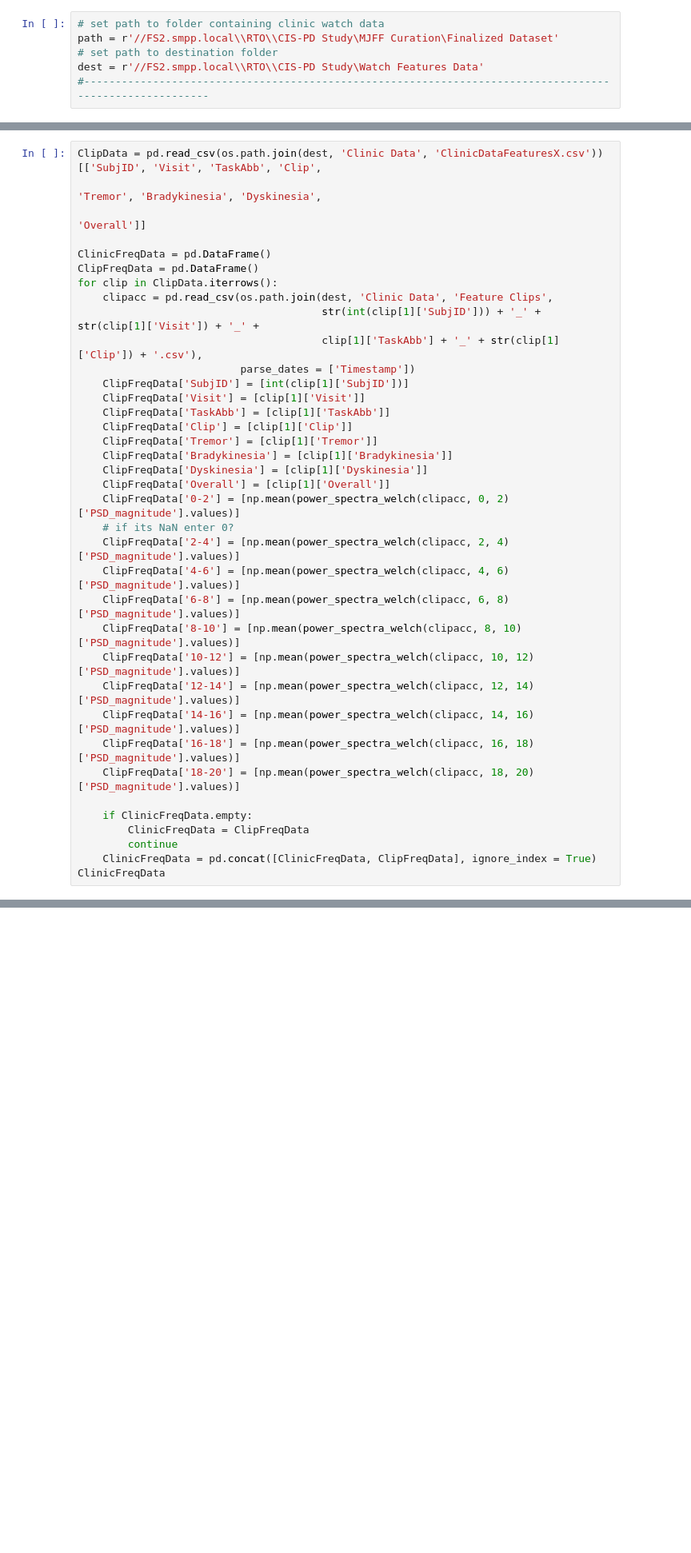
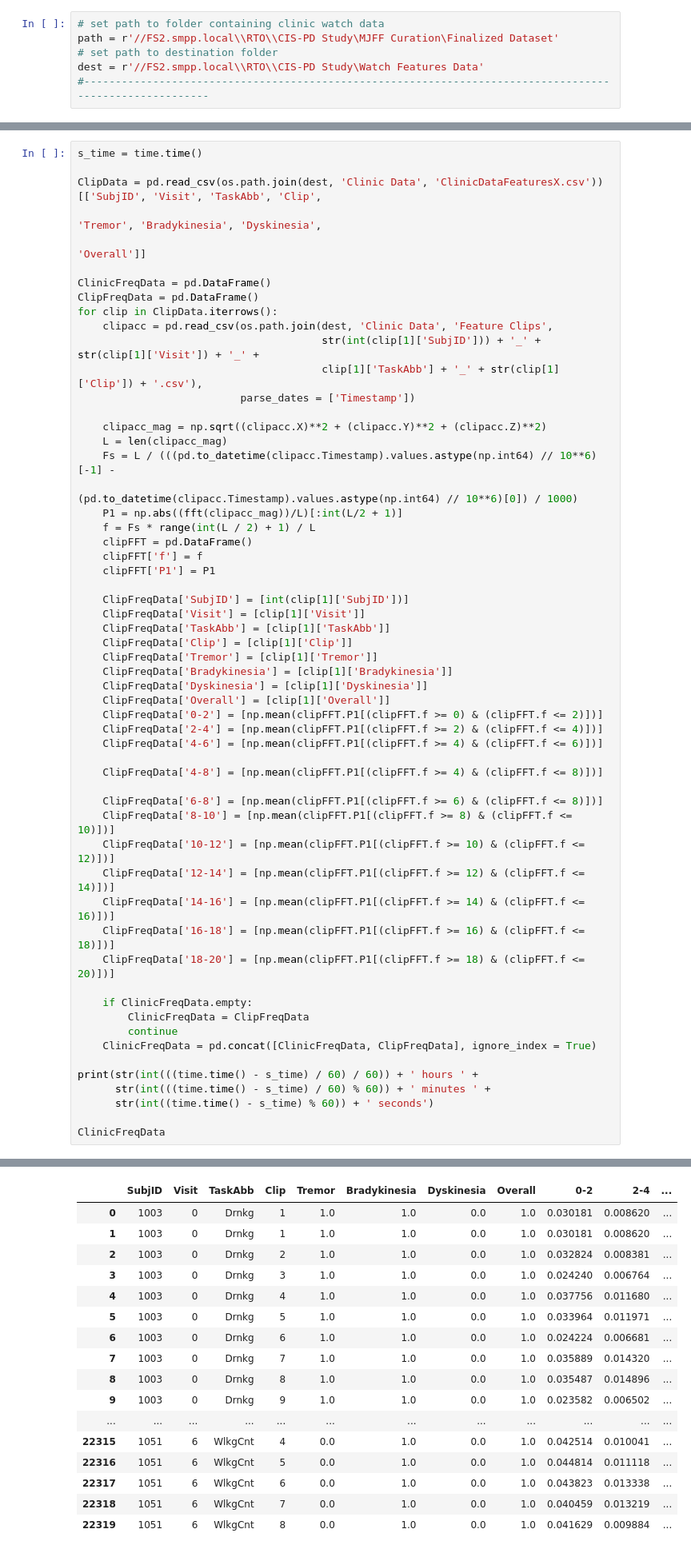
Before and after one commit to nshawen/CIS_PD, a Jupyter notebook: StandSitTremorFFTAnalysis.ipynb, the cells around one changed output, grey strips where cells are left out. Shown at 80% size. Cells and saved outputs as stored; diff of their text form; blank space fills up the shorter version.

```diff
--- a/StandSitTremorFFTAnalysis.ipynb
+++ b/StandSitTremorFFTAnalysis.ipynb
@@ -61,6 +62,8 @@ ClinicTasks = {
     'Sitng'    : 'Sitting'
 }
 # %%
+s_time = time.time()
+
 ClipData = pd.read_csv(os.path.join(dest, 'Clinic Data', 'ClinicDataFeaturesX.csv'))[['SubjID', 'Visit', 'TaskAbb', 'Clip',
                                                                                       'Tremor', 'Bradykinesia', 'Dyskinesia',
                                                                                       'Overall']]
@@ -72,6 +75,17 @@ for clip in ClipData.iterrows():
                                        str(int(clip[1]['SubjID'])) + '_' + str(clip[1]['Visit']) + '_' +
                                        clip[1]['TaskAbb'] + '_' + str(clip[1]['Clip']) + '.csv'),
                           parse_dates = ['Timestamp'])
+
+    clipacc_mag = np.sqrt((clipacc.X)**2 + (clipacc.Y)**2 + (clipacc.Z)**2)
+    L = len(clipacc_mag)
+    Fs = L / (((pd.to_datetime(clipacc.Timestamp).values.astype(np.int64) // 10**6)[-1] -
+                              (pd.to_datetime(clipacc.Timestamp).values.astype(np.int64) // 10**6)[0]) / 1000)
+    P1 = np.abs((fft(clipacc_mag))/L)[:int(L/2 + 1)]
+    f = Fs * range(int(L / 2) + 1) / L
+    clipFFT = pd.DataFrame()
+    clipFFT['f'] = f
+    clipFFT['P1'] = P1
+
     ClipFreqData['SubjID'] = [int(clip[1]['SubjID'])]
     ClipFreqData['Visit'] = [clip[1]['Visit']]
     ClipFreqData['TaskAbb'] = [clip[1]['TaskAbb']]
@@ -80,20 +94,28 @@ for clip in ClipData.iterrows():
     ClipFreqData['Bradykinesia'] = [clip[1]['Bradykinesia']]
     ClipFreqData['Dyskinesia'] = [clip[1]['Dyskinesia']]
     ClipFreqData['Overall'] = [clip[1]['Overall']]
-    ClipFreqData['0-2'] = [np.mean(power_spectra_welch(clipacc, 0, 2)['PSD_magnitude'].values)]
-    # if its NaN enter 0?
-    ClipFreqData['2-4'] = [np.mean(power_spectra_welch(clipacc, 2, 4)['PSD_magnitude'].values)]
-    ClipFreqData['4-6'] = [np.mean(power_spectra_welch(clipacc, 4, 6)['PSD_magnitude'].values)]
-    ClipFreqData['6-8'] = [np.mean(power_spectra_welch(clipacc, 6, 8)['PSD_magnitude'].values)]
-    ClipFreqData['8-10'] = [np.mean(power_spectra_welch(clipacc, 8, 10)['PSD_magnitude'].values)]
-    ClipFreqData['10-12'] = [np.mean(power_spectra_welch(clipacc, 10, 12)['PSD_magnitude'].values)]
-    ClipFreqData['12-14'] = [np.mean(power_spectra_welch(clipacc, 12, 14)['PSD_magnitude'].values)]
-    ClipFreqData['14-16'] = [np.mean(power_spectra_welch(clipacc, 14, 16)['PSD_magnitude'].values)]
-    ClipFreqData['16-18'] = [np.mean(power_spectra_welch(clipacc, 16, 18)['PSD_magnitude'].values)]
-    ClipFreqData['18-20'] = [np.mean(power_spectra_welch(clipacc, 18, 20)['PSD_magnitude'].values)]
+    ClipFreqData['0-2'] = [np.mean(clipFFT.P1[(clipFFT.f >= 0) & (clipFFT.f <= 2)])]
+    ClipFreqData['2-4'] = [np.mean(clipFFT.P1[(clipFFT.f >= 2) & (clipFFT.f <= 4)])]
+    ClipFreqData['4-6'] = [np.mean(clipFFT.P1[(clipFFT.f >= 4) & (clipFFT.f <= 6)])]
+
+    ClipFreqData['4-8'] = [np.mean(clipFFT.P1[(clipFFT.f >= 4) & (clipFFT.f <= 8)])]
+
+    ClipFreqData['6-8'] = [np.mean(clipFFT.P1[(clipFFT.f >= 6) & (clipFFT.f <= 8)])]
+    ClipFreqData['8-10'] = [np.mean(clipFFT.P1[(clipFFT.f >= 8) & (clipFFT.f <= 10)])]
+    ClipFreqData['10-12'] = [np.mean(clipFFT.P1[(clipFFT.f >= 10) & (clipFFT.f <= 12)])]
+    ClipFreqData['12-14'] = [np.mean(clipFFT.P1[(clipFFT.f >= 12) & (clipFFT.f <= 14)])]
+    ClipFreqData['14-16'] = [np.mean(clipFFT.P1[(clipFFT.f >= 14) & (clipFFT.f <= 16)])]
+    ClipFreqData['16-18'] = [np.mean(clipFFT.P1[(clipFFT.f >= 16) & (clipFFT.f <= 18)])]
+    ClipFreqData['18-20'] = [np.mean(clipFFT.P1[(clipFFT.f >= 18) & (clipFFT.f <= 20)])]
 
     if ClinicFreqData.empty:
         ClinicFreqData = ClipFreqData
         continue
     ClinicFreqData = pd.concat([ClinicFreqData, ClipFreqData], ignore_index = True)
+
+print(str(int(((time.time() - s_time) / 60) / 60)) + ' hours ' +
+      str(int(((time.time() - s_time) / 60) % 60)) + ' minutes ' +
+      str(int((time.time() - s_time) % 60)) + ' seconds')
+
 ClinicFreqData
+# %% [output]
@@ -99,0 +123,17 @@ ClinicFreqData
+|  | SubjID | Visit | TaskAbb | Clip | Tremor | Bradykinesia | Dyskinesia | Overall | 0-2 | 2-4 | ... |
+| 0 | 1003 | 0 | Drnkg | 1 | 1.0 | 1.0 | 0.0 | 1.0 | 0.030181 | 0.008620 | ... |
+| 1 | 1003 | 0 | Drnkg | 1 | 1.0 | 1.0 | 0.0 | 1.0 | 0.030181 | 0.008620 | ... |
+| 2 | 1003 | 0 | Drnkg | 2 | 1.0 | 1.0 | 0.0 | 1.0 | 0.032824 | 0.008381 | ... |
+| 3 | 1003 | 0 | Drnkg | 3 | 1.0 | 1.0 | 0.0 | 1.0 | 0.024240 | 0.006764 | ... |
+| 4 | 1003 | 0 | Drnkg | 4 | 1.0 | 1.0 | 0.0 | 1.0 | 0.037756 | 0.011680 | ... |
+| 5 | 1003 | 0 | Drnkg | 5 | 1.0 | 1.0 | 0.0 | 1.0 | 0.033964 | 0.011971 | ... |
+| 6 | 1003 | 0 | Drnkg | 6 | 1.0 | 1.0 | 0.0 | 1.0 | 0.024224 | 0.006681 | ... |
+| 7 | 1003 | 0 | Drnkg | 7 | 1.0 | 1.0 | 0.0 | 1.0 | 0.035889 | 0.014320 | ... |
+| 8 | 1003 | 0 | Drnkg | 8 | 1.0 | 1.0 | 0.0 | 1.0 | 0.035487 | 0.014896 | ... |
+| 9 | 1003 | 0 | Drnkg | 9 | 1.0 | 1.0 | 0.0 | 1.0 | 0.023582 | 0.006502 | ... |
+| ... | ... | ... | ... | ... | ... | ... | ... | ... | ... | ... | ... |
+| 22315 | 1051 | 6 | WlkgCnt | 4 | 0.0 | 1.0 | 0.0 | 1.0 | 0.042514 | 0.010041 | ... |
+| 22316 | 1051 | 6 | WlkgCnt | 5 | 0.0 | 1.0 | 0.0 | 1.0 | 0.044814 | 0.011118 | ... |
+| 22317 | 1051 | 6 | WlkgCnt | 6 | 0.0 | 1.0 | 0.0 | 1.0 | 0.043823 | 0.013338 | ... |
+| 22318 | 1051 | 6 | WlkgCnt | 7 | 0.0 | 1.0 | 0.0 | 1.0 | 0.040459 | 0.013219 | ... |
+| 22319 | 1051 | 6 | WlkgCnt | 8 | 0.0 | 1.0 | 0.0 | 1.0 | 0.041629 | 0.009884 | ... |
```
Also changed, not shown: parts of 16 cells of this notebook.
